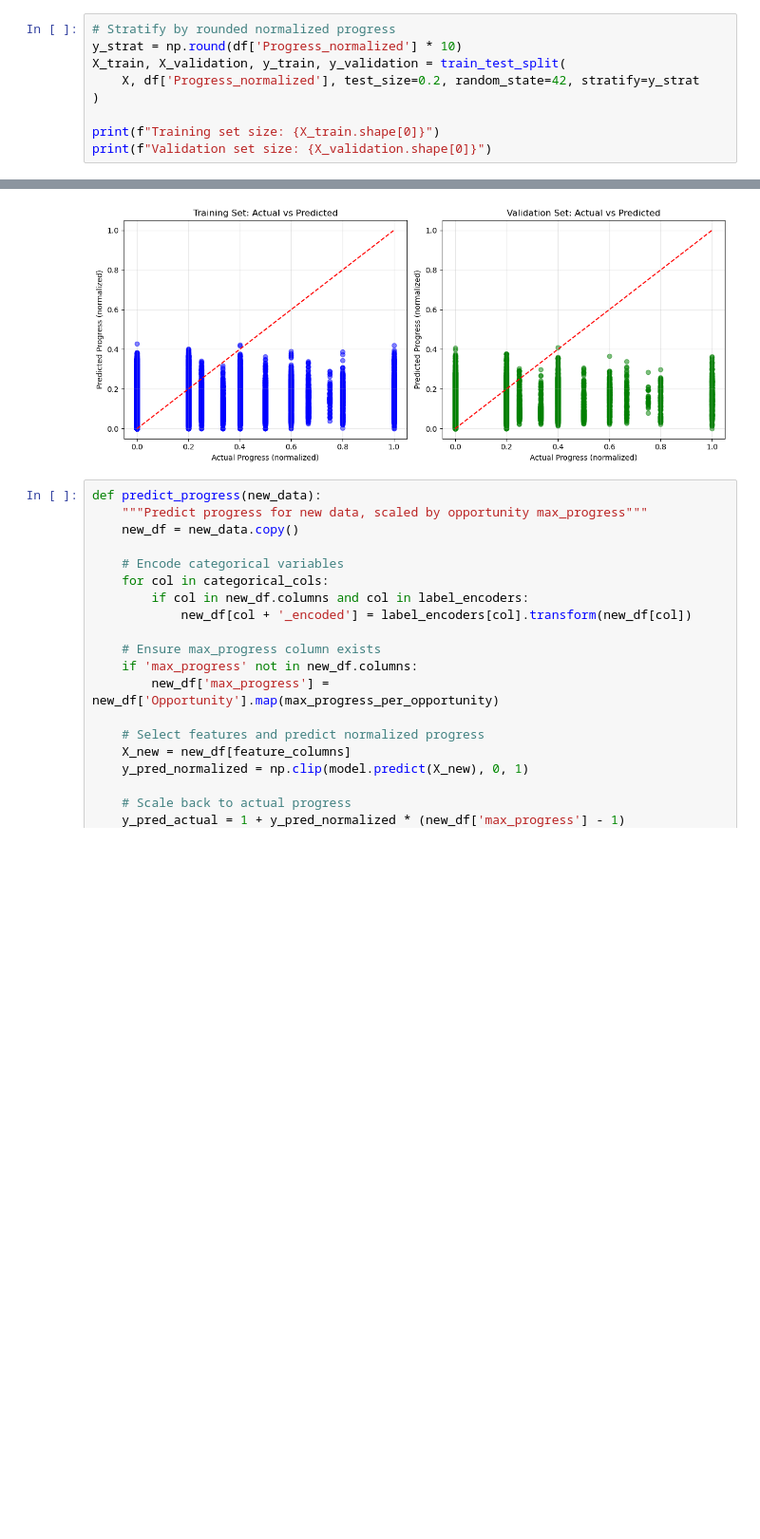
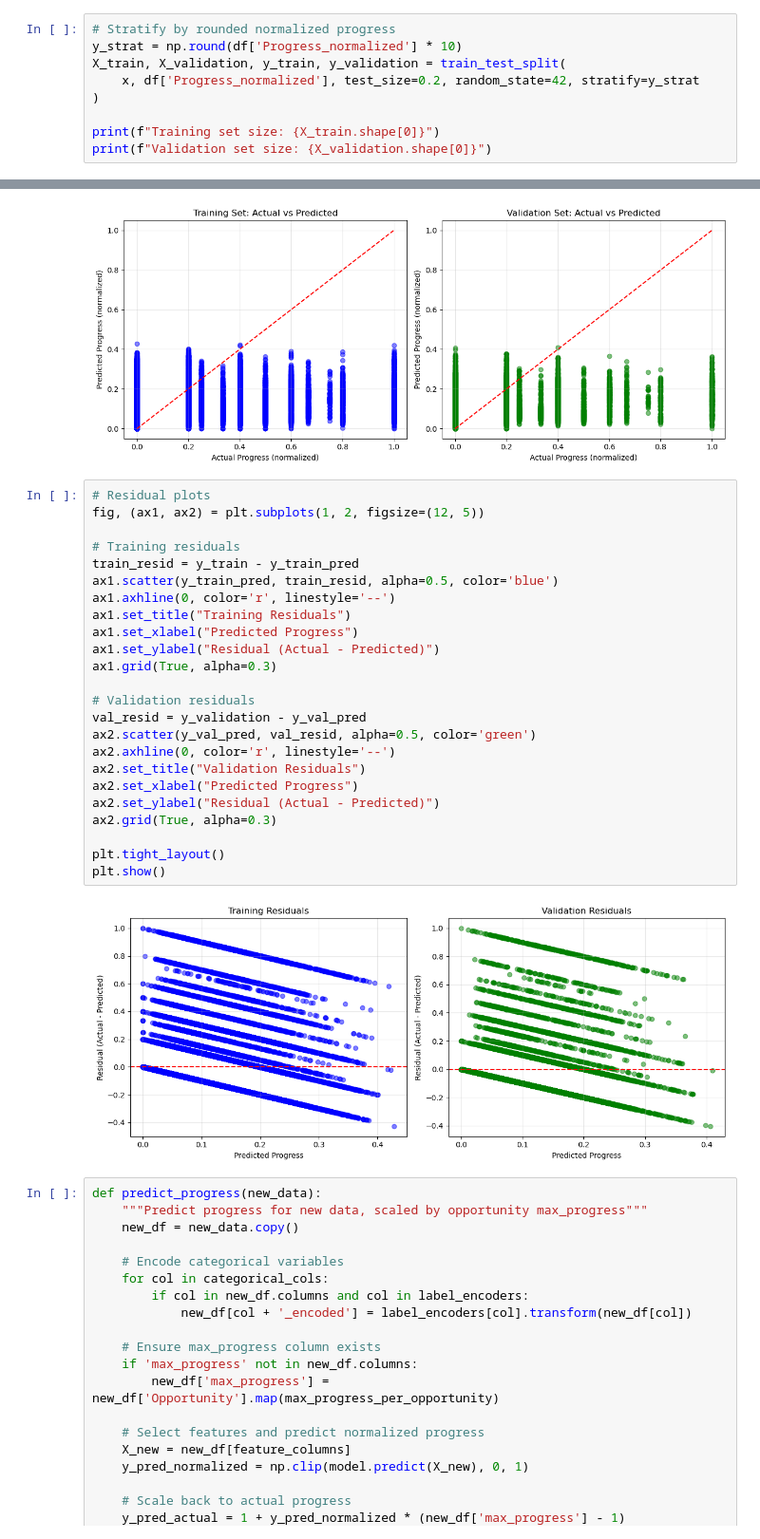
Before and after one commit to siphesihlegema/Student-Success-repo, a Jupyter notebook: notebooks/baseline_model.ipynb, the cells around one changed output, grey strips where cells are left out. Shown at 95% size. Saved outputs shown, nothing was run; the diff lists cells and outputs as text; blank space fills up the shorter version.

```diff
--- a/notebooks/baseline_model.ipynb
+++ b/notebooks/baseline_model.ipynb
@@ -72,7 +72,7 @@ y = df['Progress_normalized']
 # Stratify by rounded normalized progress
 y_strat = np.round(df['Progress_normalized'] * 10)
 X_train, X_validation, y_train, y_validation = train_test_split(
-    X, df['Progress_normalized'], test_size=0.2, random_state=42, stratify=y_strat
+    x, df['Progress_normalized'], test_size=0.2, random_state=42, stratify=y_strat
 )
 
 print(f"Training set size: {X_train.shape[0]}")
@@ -178,6 +178,32 @@ plt.tight_layout()
 plt.show()
 # %% [output]
 [figure]
+# %%
+# Residual plots
+fig, (ax1, ax2) = plt.subplots(1, 2, figsize=(12, 5))
+
+# Training residuals
+train_resid = y_train - y_train_pred
+ax1.scatter(y_train_pred, train_resid, alpha=0.5, color='blue')
+ax1.axhline(0, color='r', linestyle='--')
+ax1.set_title("Training Residuals")
+ax1.set_xlabel("Predicted Progress")
+ax1.set_ylabel("Residual (Actual - Predicted)")
+ax1.grid(True, alpha=0.3)
+
+# Validation residuals
+val_resid = y_validation - y_val_pred
+ax2.scatter(y_val_pred, val_resid, alpha=0.5, color='green')
+ax2.axhline(0, color='r', linestyle='--')
+ax2.set_title("Validation Residuals")
+ax2.set_xlabel("Predicted Progress")
+ax2.set_ylabel("Residual (Actual - Predicted)")
+ax2.grid(True, alpha=0.3)
+
+plt.tight_layout()
+plt.show()
+# %% [output]
+[figure, added]
 # %%
 def predict_progress(new_data):
     """Predict progress for new data, scaled by opportunity max_progress"""
```
Also changed, not shown: 1 other file.
